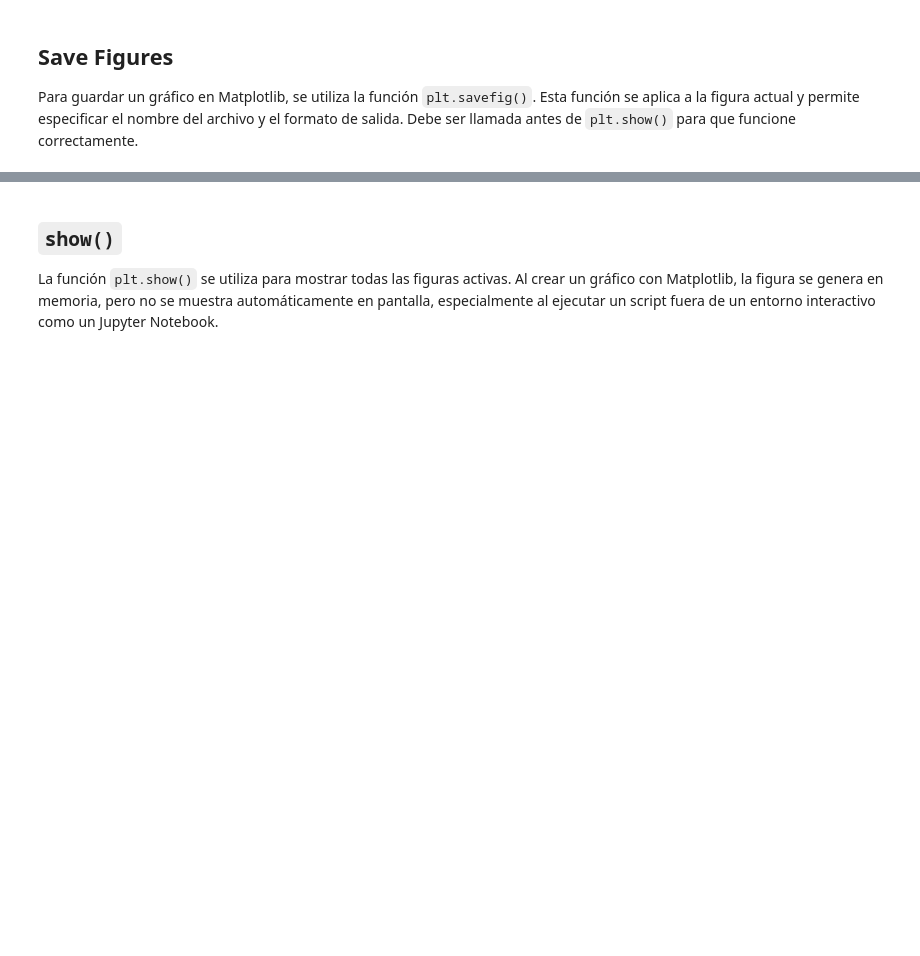
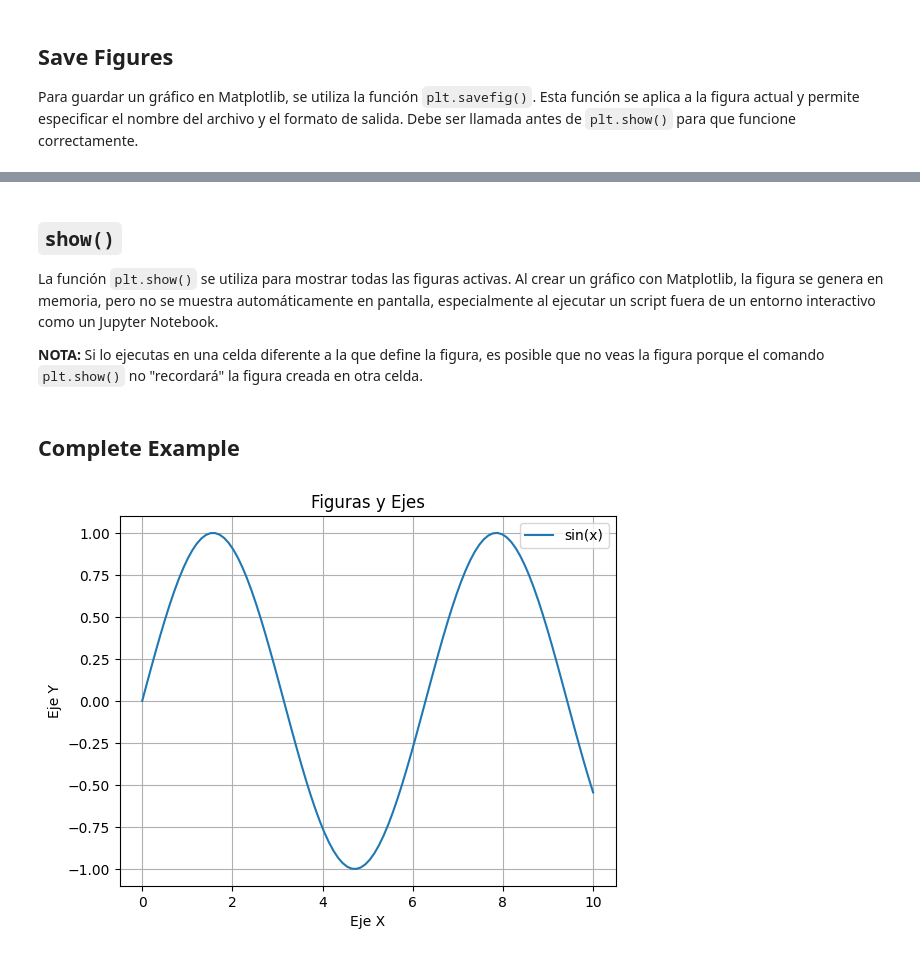
Before and after one commit to ayorick23/python-data-science-cheat-sheet, a Jupyter notebook: 03_matplotlib/01_introduction.ipynb, the cells around one changed output, grey strips where cells are left out. Saved outputs shown, nothing was run; the diff lists cells and outputs as text; code cells hidden in the pictures; blank space fills up the shorter version.

Commit message:
Se agrego la explicacion a introduction y bacic plots

```diff
--- a/03_matplotlib/01_introduction.ipynb
+++ b/03_matplotlib/01_introduction.ipynb
@@ -69,3 +75,5 @@ plt.savefig('grafico.jpg')
 ## `show()`
 
 La función `plt.show()` se utiliza para mostrar todas las figuras activas. Al crear un gráfico con Matplotlib, la figura se genera en memoria, pero no se muestra automáticamente en pantalla, especialmente al ejecutar un script fuera de un entorno interactivo como un Jupyter Notebook.
+
+**NOTA:** Si lo ejecutas en una celda diferente a la que define la figura, es posible que no veas la figura porque el comando `plt.show()` no "recordará" la figura creada en otra celda.
@@ -74,0 +83,33 @@ plt.show()
+# %% [markdown]
+## Complete Example
+# %%
+#Crear una figura y un conjunto de ejes
+fig, ax = plt.subplots()  # Equivalente a fig = plt.figure() y ax = fig.add_subplot()
+
+#Dibujar datos en el eje
+ax.plot(x, y)
+
+#Personalizar el gráfico
+ax.set_xlabel("Eje X")
+ax.set_ylabel("Eje Y")
+ax.set_title("Figuras y Ejes")
+
+ax.legend(["sin(x)"])
+ax.grid(True)
+
+#Guardar en png
+plt.savefig('grafico.png', dpi=300) #Resolución de 300 dpi
+
+#Guardar en pdf
+plt.savefig('grafico.pdf')
+
+#Guardar en svg
+plt.savefig('grafico.svg')
+
+#Guardar en jpg
+plt.savefig('grafico.jpg')
+
+#Mostrar el gráfico
+plt.show()
+# %% [output]
+[figure, added]
```
Also changed, not shown: parts of 9 cells of this notebook, 1 other file.
